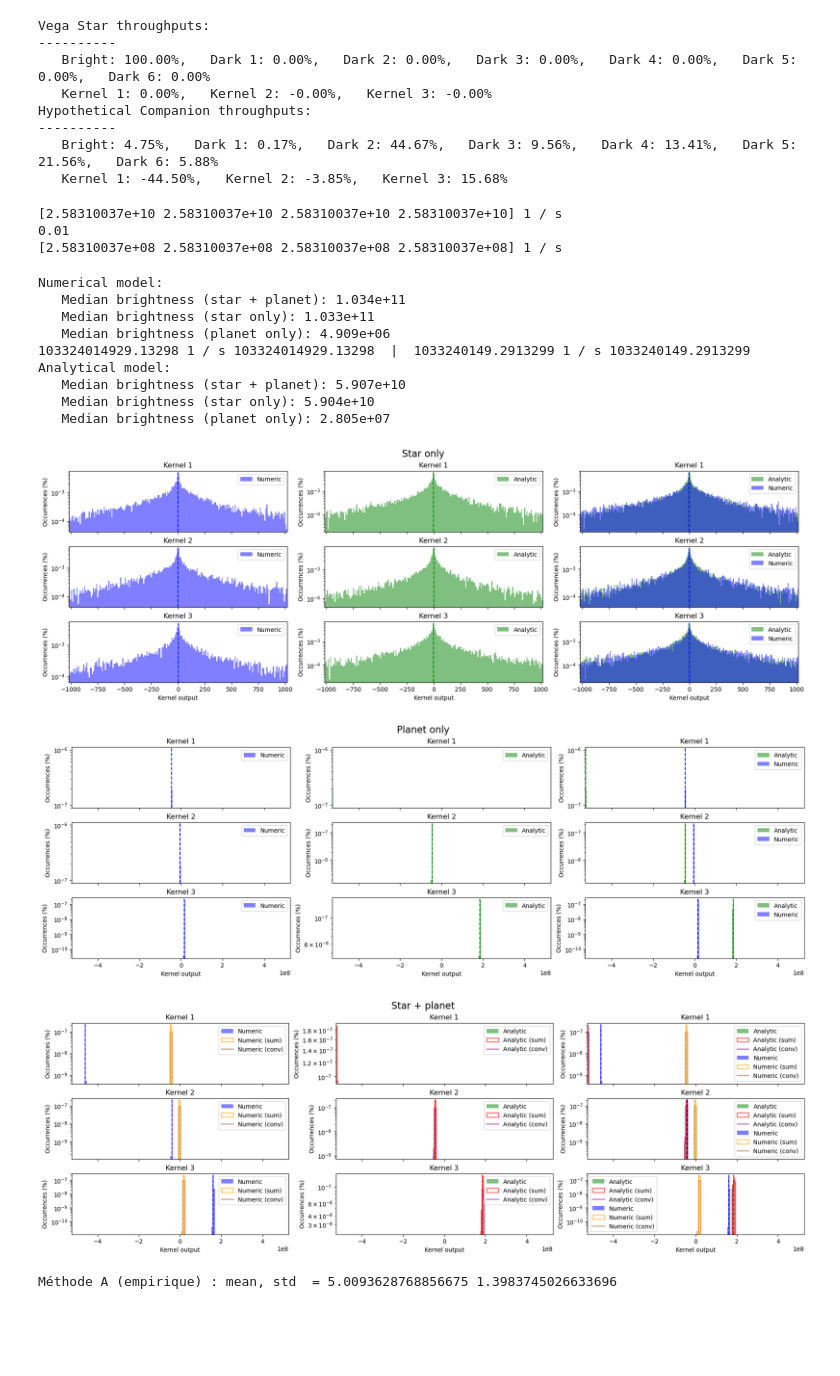
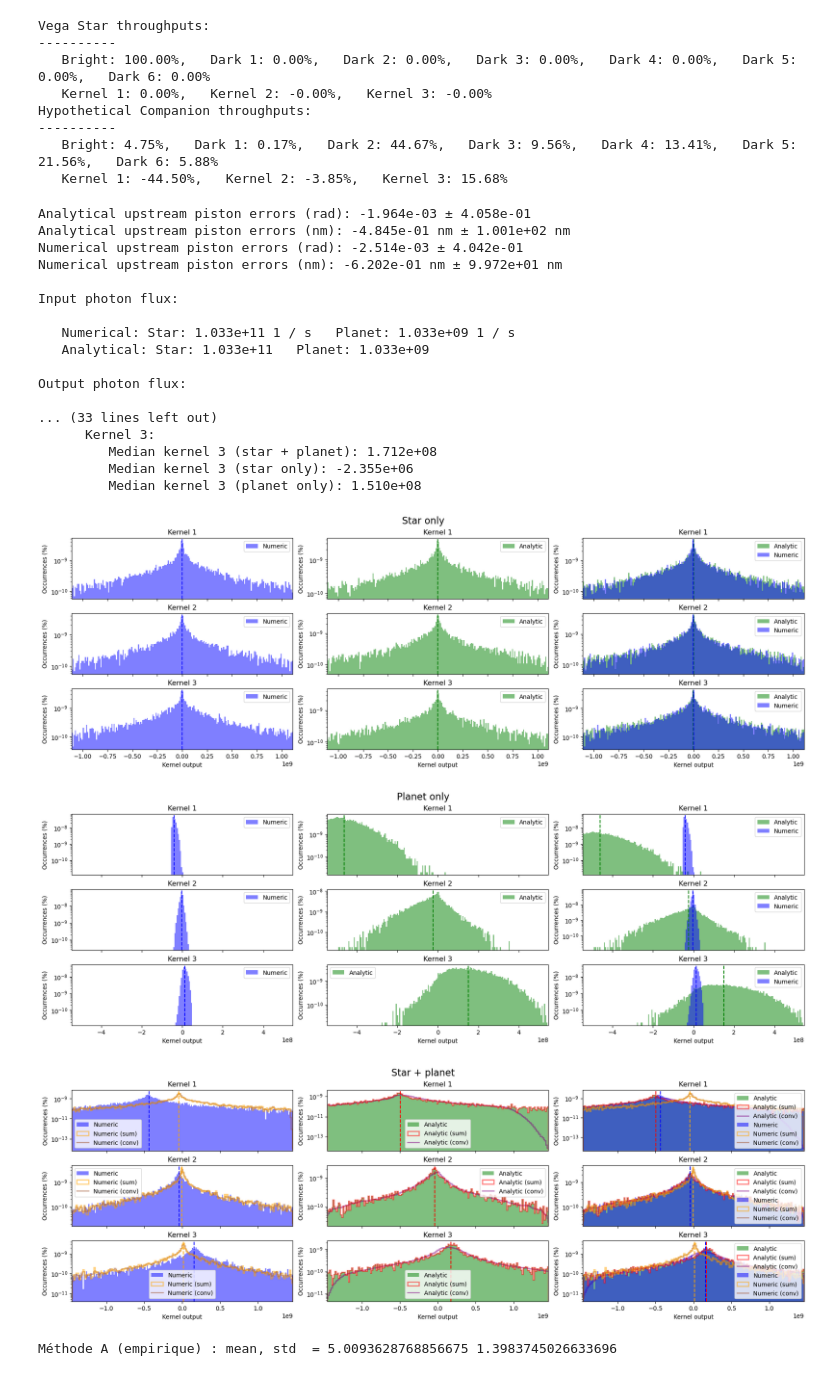
Before and after one commit to VForiel/Thesis, a Jupyter notebook: numerical_simulation.ipynb, the cells around one changed output. Saved outputs shown, nothing was run; the diff lists cells and outputs as text; code cells hidden in the pictures; blank space fills up the shorter version.

```diff
--- a/numerical_simulation.ipynb
+++ b/numerical_simulation.ipynb
@@ -502,46 +502,46 @@ Hypothetical Companion throughputs:
 ----------
    Bright: 4.75%,   Dark 1: 0.17%,   Dark 2: 44.67%,   Dark 3: 9.56%,   Dark 4: 13.41%,   Dark 5: 21.56%,   Dark 6: 5.88%
    Kernel 1: -44.50%,   Kernel 2: -3.85%,   Kernel 3: 15.68%
-# %%
-print(ctx.pf)
-print(ctx.target.companions[0].c)
-print(ctx.pf * ctx.target.companions[0].c)
-# %% [output]
-[2.58310037e+10 2.58310037e+10 2.58310037e+10 2.58310037e+10] 1 / s
-0.01
-[2.58310037e+08 2.58310037e+08 2.58310037e+08 2.58310037e+08] 1 / s
 # %%
 from src import analysis
 from phise import Context
 import astropy.units as u
 import numpy as np
 import matplotlib.pyplot as plt
 
 ctx:Context = Context.get_VLTI()
 ctx.interferometer.chip.σ = np.zeros(14) * u.nm
 ctx.interferometer.camera.e = 1 * u.s
 ctx.target.companions[0].c = 1e-2
-ctx.Γ = 1 * u.nm
+ctx.Γ = 100 * u.nm
 
 ctx.interferometer.camera.ideal = True
 
 ctx.monochromatic = True
 ctx.interferometer.Δλ = 0.01 * u.um
 
 _ = analysis.data_representations.instant_distribution(ctx, n=10_000, r=1, figsize=(18,6), log=True, density=True, sync_plots=True)
 # %% [output]
-Numerical model:
-   Median brightness (star + planet): 1.034e+11
-   Median brightness (star only): 1.033e+11
-   Median brightness (planet only): 4.909e+06
-103324014929.13298 1 / s 103324014929.13298  |  1033240149.2913299 1 / s 1033240149.2913299
-Analytical model:
-   Median brightness (star + planet): 5.907e+10
-   Median brightness (star only): 5.904e+10
-   Median brightness (planet only): 2.805e+07
+Analytical upstream piston errors (rad): -1.964e-03 ± 4.058e-01
+Analytical upstream piston errors (nm): -4.845e-01 nm ± 1.001e+02 nm
+Numerical upstream piston errors (rad): -2.514e-03 ± 4.042e-01
+Numerical upstream piston errors (nm): -6.202e-01 nm ± 9.972e+01 nm
+
+Input photon flux:
+
+   Numerical: Star: 1.033e+11 1 / s   Planet: 1.033e+09 1 / s
+   Analytical: Star: 1.033e+11   Planet: 1.033e+09
+
+Output photon flux:
+
+... (33 lines left out)
+      Kernel 3:
+         Median kernel 3 (star + planet): 1.712e+08
+         Median kernel 3 (star only): -2.355e+06
+         Median kernel 3 (planet only): 1.510e+08
-[figure, old version]
+[figure, new version]
-[figure, old version]
+[figure, new version]
-[figure, old version]
+[figure, new version]
 # %%
 import numpy as np
 import matplotlib.pyplot as plt
```
Also changed, not shown: 4 other files.
